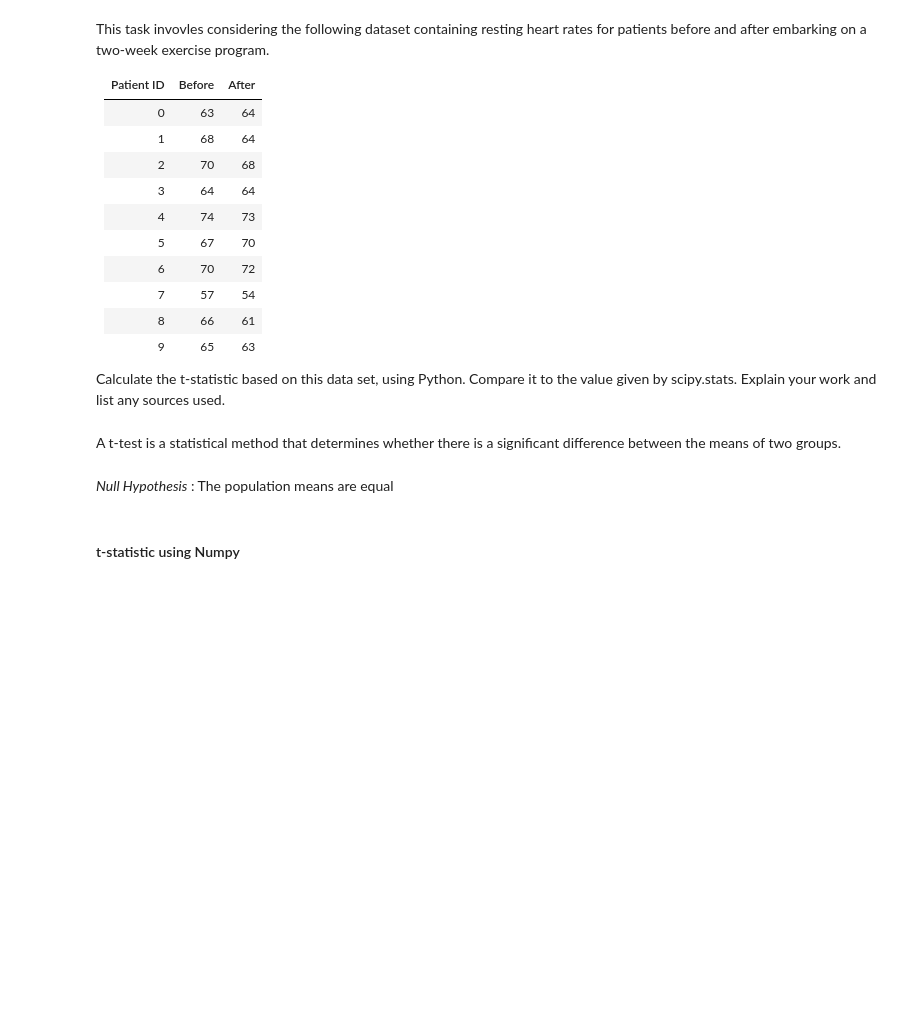
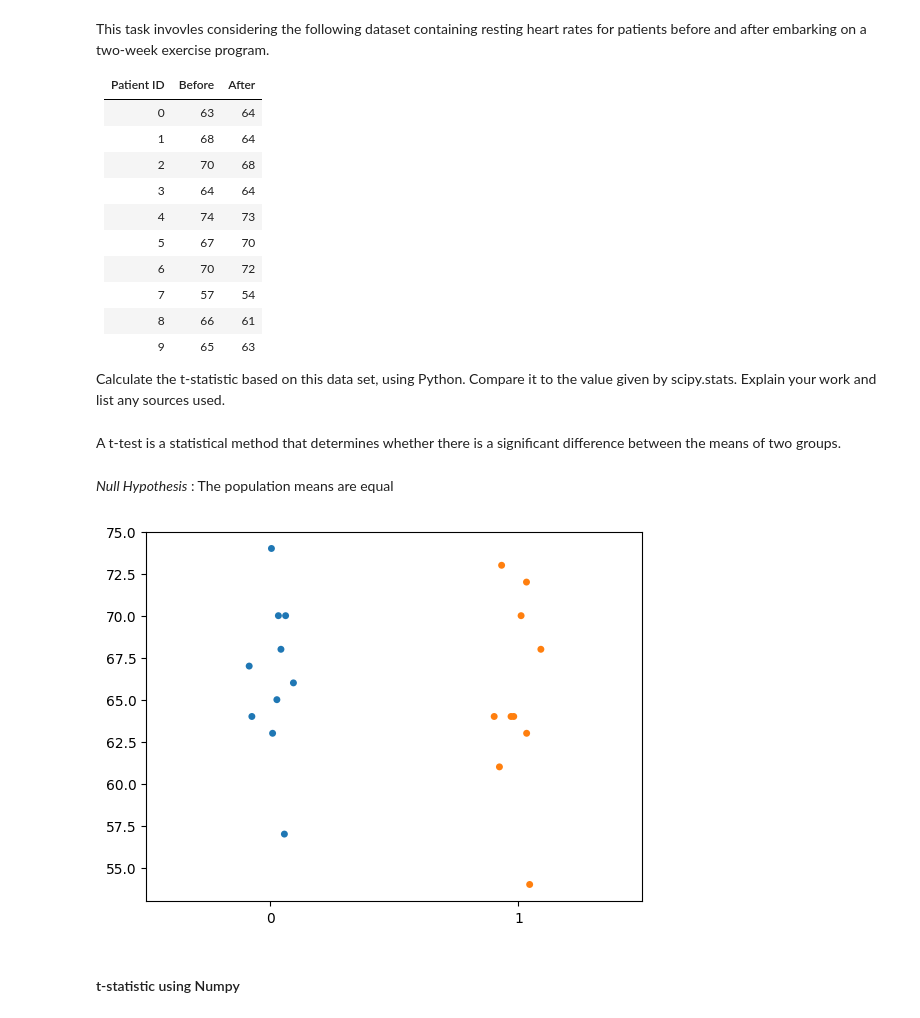
Before and after one commit to rachel-king4/appliedstatistics, a Jupyter notebook: tasks.ipynb, the cells around one changed output. Saved outputs shown, nothing was run; the diff lists cells and outputs as text; code cells hidden in the pictures; blank space fills up the shorter version.

```diff
--- a/tasks.ipynb
+++ b/tasks.ipynb
@@ -276,2 +282,7 @@ A t-test is a statistical method that determines whether there is a significant
+# %%
+# Strip plot.
+sns.stripplot(data=[rhr_before, rhr_after]);
+# %% [output]
+[figure, added]
 # %% [markdown]
 #### t-statistic using Numpy
```
Also changed, not shown: parts of 13 cells of this notebook, 2 other files.
